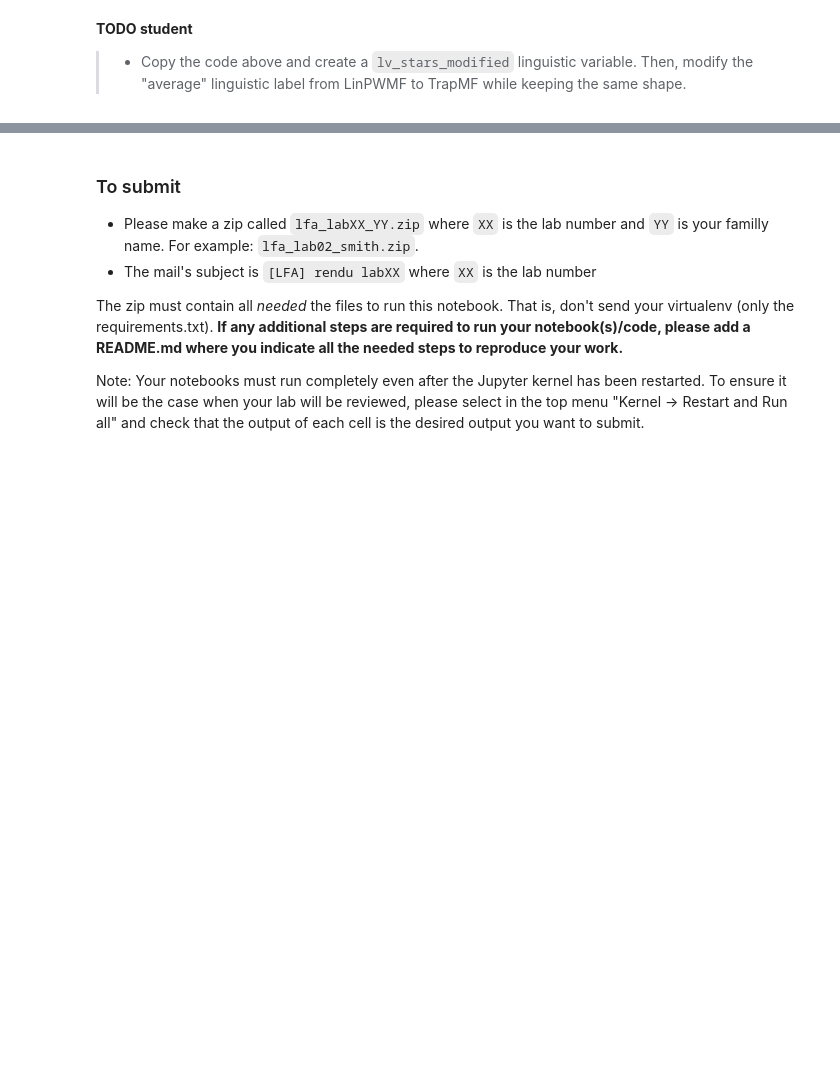
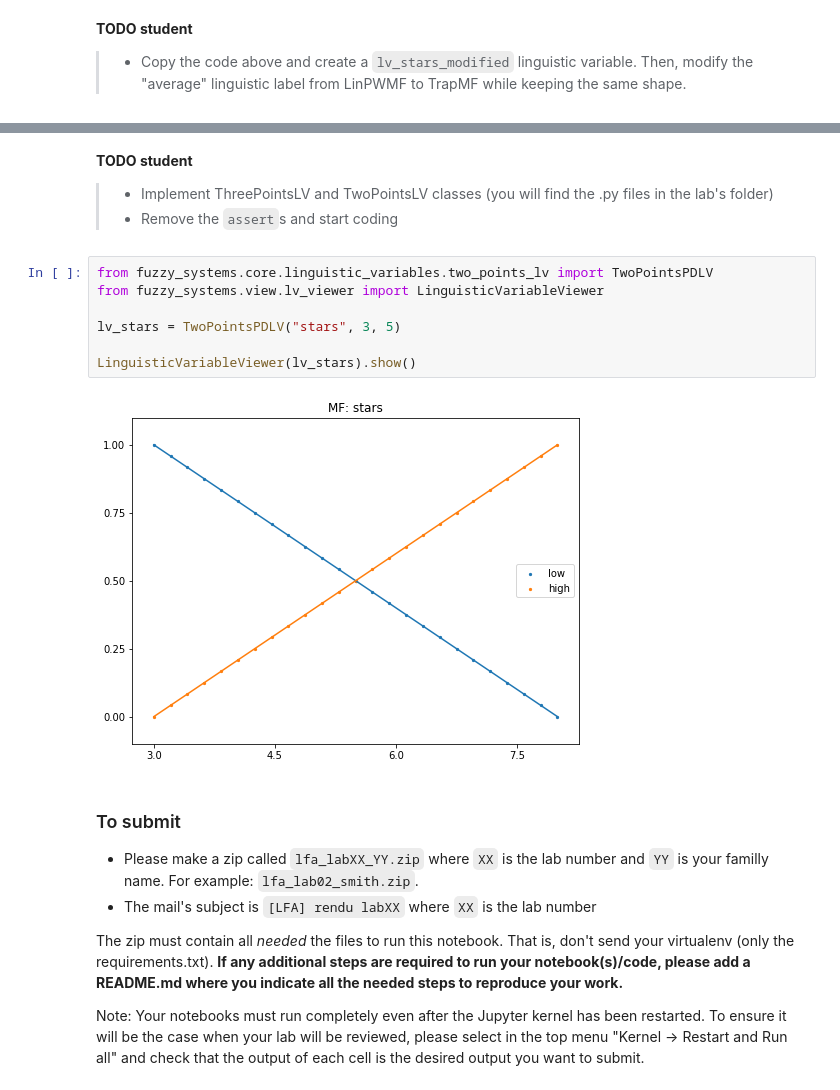
Before and after one commit to Nortalle/LFA_labo_021, a Jupyter notebook: LFA labo 030/032_linguistic_vars.ipynb, the cells around one changed output, grey strips where cells are left out. Cells and saved outputs as stored; diff of their text form; blank space fills up the shorter version.

Commit message:
Two points lv

```diff
--- a/LFA labo 030/032_linguistic_vars.ipynb
+++ b/LFA labo 030/032_linguistic_vars.ipynb
@@ -208,4 +191,18 @@ class TrapMF(LinPWMF):
 [figure]
+# %% [markdown]
+**TODO student**
+
+> * Implement ThreePointsLV and TwoPointsLV classes (you will find the .py files in the lab's folder)
+> * Remove the `assert`s and start coding
+# %%
+from fuzzy_systems.core.linguistic_variables.two_points_lv import TwoPointsPDLV
+from fuzzy_systems.view.lv_viewer import LinguisticVariableViewer
+
+lv_stars = TwoPointsPDLV("stars", 3, 5)
+
+LinguisticVariableViewer(lv_stars).show()
+# %% [output]
+[figure, added]
 # %% [markdown]
 ### To submit
 
```
Also changed, not shown: parts of 2 cells of this notebook, 2 other files.
